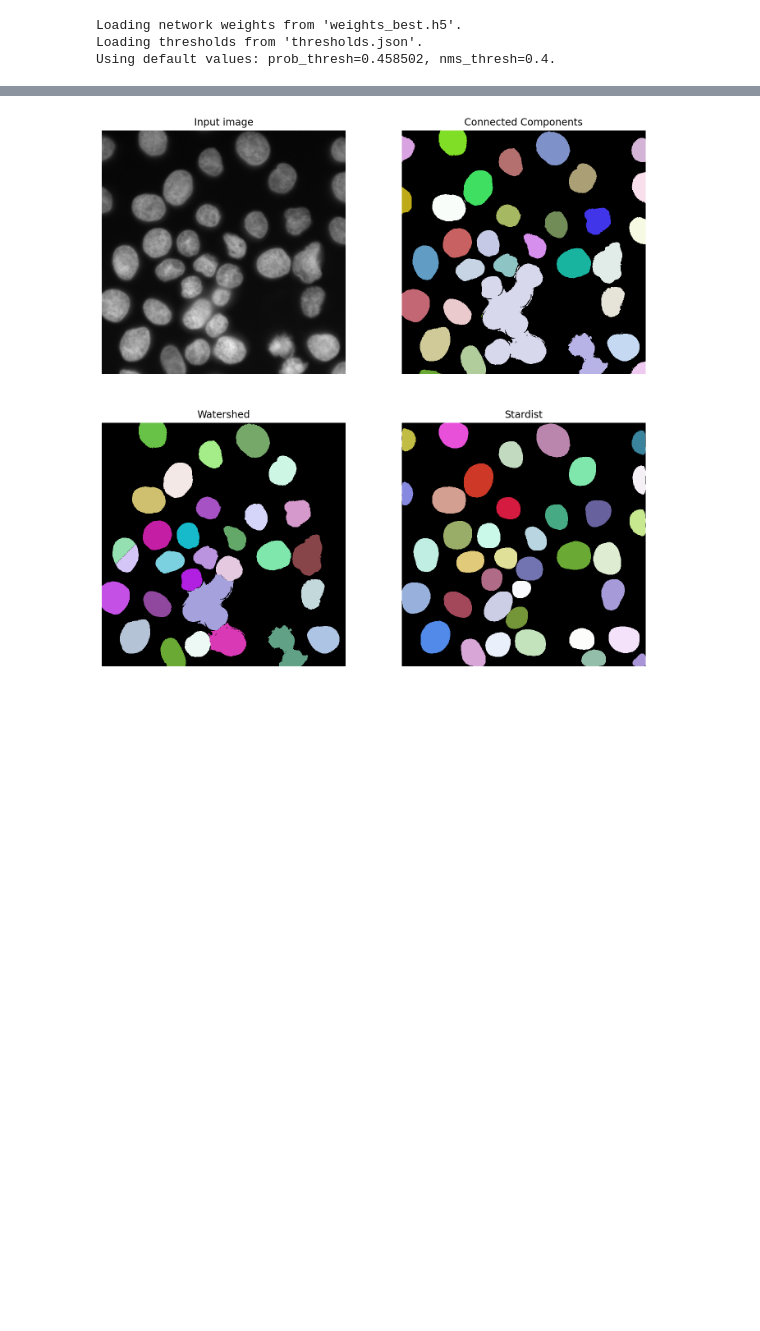
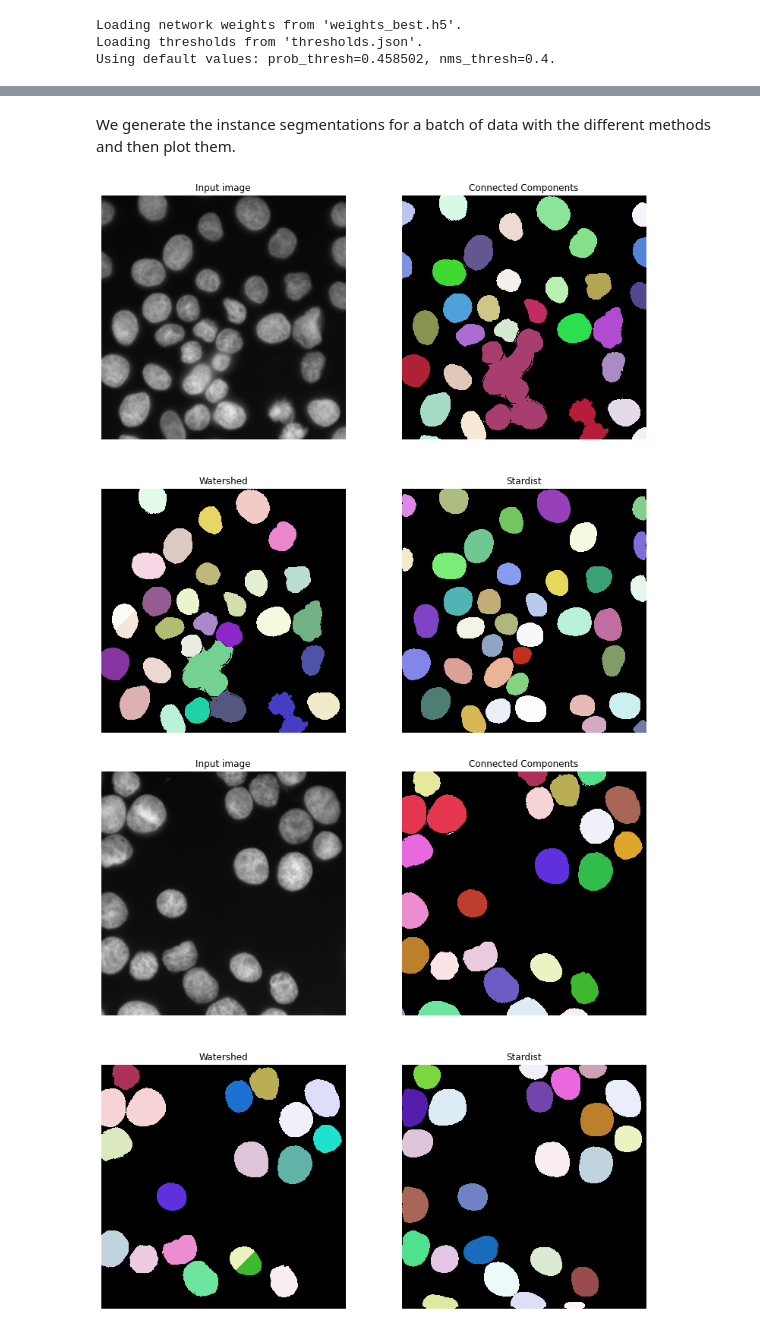
Before and after one commit to CRefice/ml-segmentation-project, a Jupyter notebook: notebook.ipynb, the cells around one changed output, grey strips where cells are left out. Cells and saved outputs as stored; diff of their text form; code cells hidden in the pictures; blank space fills up the shorter version.

```diff
--- a/notebook.ipynb
+++ b/notebook.ipynb
@@ -157,7 +160,8 @@ else:
         DiceLoss()
     )
 # %%
-model, best_loss = train_model(device, model, optimizer, criterion, train_loader, val_loader, num_epochs=TRN_EPOCHS)
+torch.cuda.empty_cache()
+model, _ = train_model(device, model, optimizer, criterion, train_loader, val_loader, num_epochs=TRN_EPOCHS)
 # %% [output]
 Epoch 1/20
 ----------
@@ -312,5 +261,5 @@ Archive:  stardist-pretrained.zip
 # %%
-stardist_model = StarDist2D(None, name='stardist')
+stardist_model = StarDist2D(None, name='stardist-pretrained')
 # %% [output]
 Loading network weights from 'weights_best.h5'.
 Loading thresholds from 'thresholds.json'.
@@ -318,6 +279,11 @@ Using default values: prob_thresh=0.458502, nms_thresh=0.4.
+# %% [markdown]
+We generate the instance segmentations for a batch of data with the different methods and then plot them.
+# %%
+inputs, _ = next(iter(val_loader))
+outputs = model.predict(inputs.to(device))
 # %%
 def show_segmentation_results(input, connected, watershed, stardist, cmap):
-    fig = plt.figure(figsize=(16, 16))
+    fig = plt.figure(figsize=(13, 13))
     axs = fig.subplots(2, 2).flat
 
     column_labels = ["Input image", "Connected Components", "Watershed", "Stardist"]
@@ -332,22 +298,22 @@ def show_segmentation_results(input, connected, watershed, stardist, cmap):
     axs[3].imshow(stardist, interpolation="nearest", cmap=cmap)
     fig.show()
 # %%
-from skimage import measure
-from skimage.segmentation import watershed
-
 torch.cuda.empty_cache()
 
-output_classes = outputs.argmax(dim=1).numpy()[0]
-watershed_output = label_with_watershed(output_classes == 1)
-connected_output = measure.label(output_classes == 1)
-stardist_output, _ = stardist_model.predict_instances(inputs[0].numpy().squeeze())
+for input, output in zip(inputs, outputs):
+    input = input.numpy()
+    output_classes = output.argmax(dim=0).numpy()
+    watershed_output = label_with_watershed(output_classes == 1)
+    connected_output = measure.label(output_classes == 1)
+    stardist_output, _ = stardist_model.predict_instances(input.squeeze())
 
-show_segmentation_results(
-    inputs[0],
-    connected_output,
-    watershed_output,
-    stardist_output,
-    cmap=random_label_cmap()
-)
+    show_segmentation_results(
+        input,
+        connected_output,
+        watershed_output,
+        stardist_output,
+        cmap=random_label_cmap()
+    )
 # %% [output]
-[figure, old version]
+[figure, new version]
+[figure, added]
```
Also changed, not shown: parts of 50 cells of this notebook.
